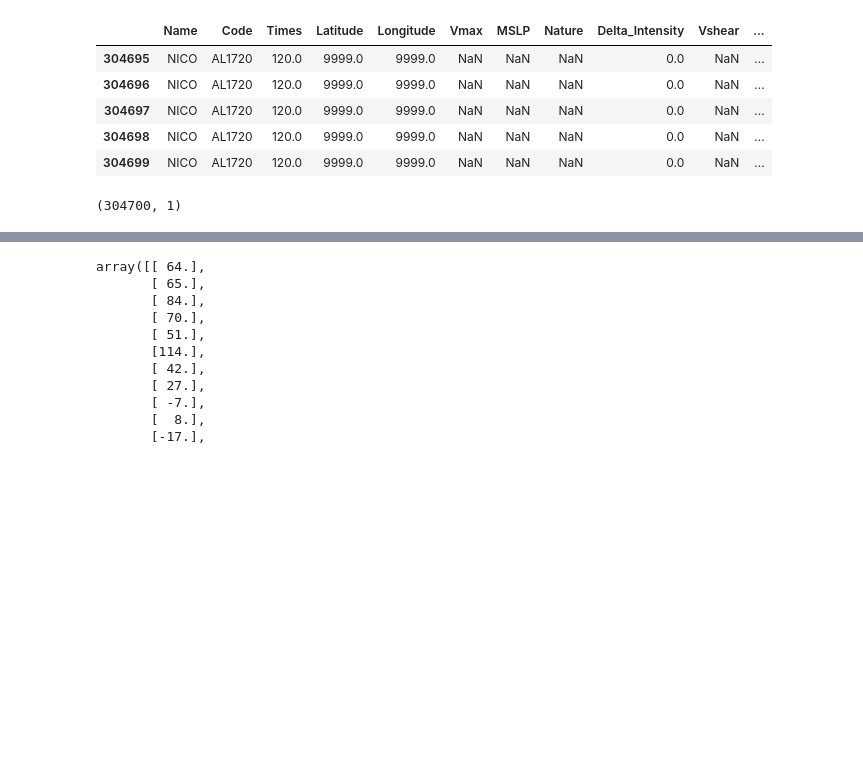
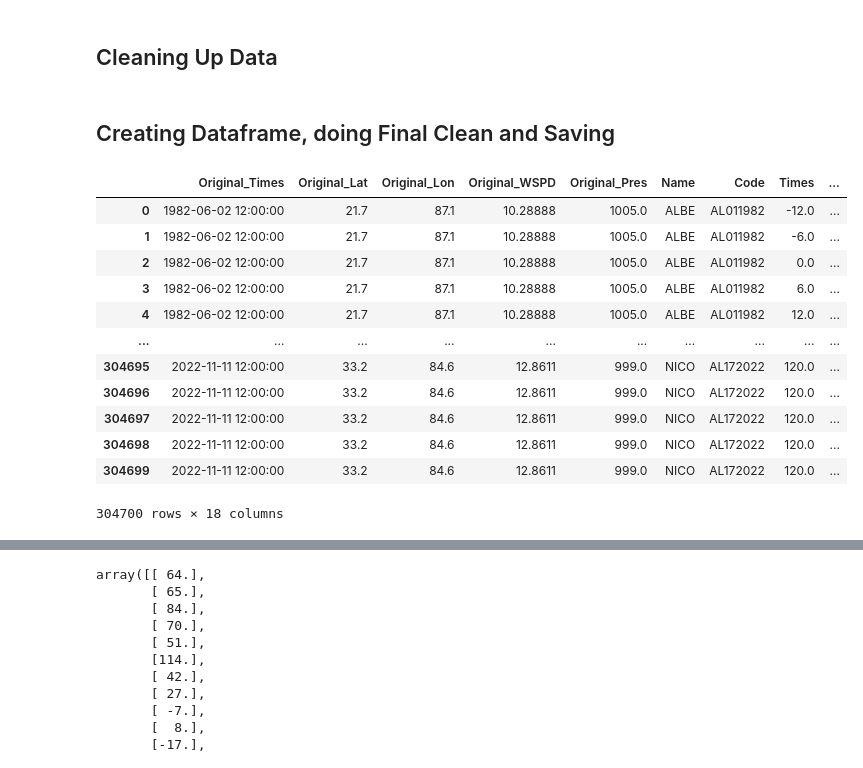
Before and after one commit to UW-MLGEO/MLGEO2024_TC_Tracks_Intensity, a Jupyter notebook: notebooks/clean_SHIPS_data.ipynb, the cells around one changed output, grey strips where cells are left out. Saved outputs shown, nothing was run; the diff lists cells and outputs as text; code cells hidden in the pictures; blank space fills up the shorter version.

Commit message:
Cleaned up SHIPS data and updated best track cleaning script

```diff
--- a/notebooks/clean_SHIPS_data.ipynb
+++ b/notebooks/clean_SHIPS_data.ipynb
@@ -32,6 +18,0 @@ with open(PATH + 'lsdiaga_1982_2022_sat_ts_5day.txt', 'r') as file:
-# %%
-lines_with_LAT = [line for line in lines if line[-1] == 'LAT']
-for i, line in enumerate(lines_with_LAT):
-    print(f"Line {i}: {line}")
-    # lat_data = np.array([float(item) if item != '9999' else np.nan for sublist in lines_with_LAT for item in sublist if item != 'LAT'])
-    # lat_data = np.array([float(line[0]) for line in lines_with_LAT])
@@ -162,0 +140,2 @@ print(df.head())
+# %% [markdown]
+## Cleaning Up Data
@@ -163,13 +181,52 @@ print(df.head())
+# %% [markdown]
+## Creating Dataframe, doing Final Clean and Saving
+# %%
+
+# Create a DataFrame with the extracted data
+data = {
+    'Original_Times': original_times.flatten(),
+    'Original_Lat': original_lat.flatten(),
+    'Original_Lon': original_lon.flatten(),
+    'Original_WSPD': original_wspd.flatten(),
+    'Original_Pres': original_pres.flatten(),
+    'Name': name.flatten(),
+    'Code': code.flatten(),
+    'Times': times.flatten(),
+    'Latitude': lat.flatten(),
+    'Longitude': lon.flatten(),
+    'Vmax': vmax.flatten(),
+    'MSLP': mslp.flatten(),
+    'Nature': nature.flatten(),
+    'Delta_Intensity': delta_intensity.flatten(),
+    'Daily_SST_Avg': daily_sst_avg.flatten(),
+    'Mid_Level_RH': mid_level_rh.flatten(),
+    'Vshear': vshear.flatten(),
+    'Vert_Vel': vert_vel.flatten()
+}
+
+df = pd.DataFrame(data)
+
+#Adjusting codes since the last two characters are being truncated
+adjusted_code = extract_names_and_codes(0, lines, increment, num_predictions, code, 7).astype(object)
+df['Code'] = adjusted_code.flatten()
+
+df[df==9999] = np.nan
+
+#Saving
+df.to_csv(Cleaned_Data_Path + 'cleaned_SHIPS_data.csv', index=True)
 # %%
-df.tail()
+df
 # %% [output]
-|  | Name | Code | Times | Latitude | Longitude | Vmax | MSLP | Nature | Delta_Intensity | Vshear | ... |
-| 304695 | NICO | AL1720 | 120.0 | 9999.0 | 9999.0 | NaN | NaN | NaN | 0.0 | NaN | ... |
-| 304696 | NICO | AL1720 | 120.0 | 9999.0 | 9999.0 | NaN | NaN | NaN | 0.0 | NaN | ... |
-| 304697 | NICO | AL1720 | 120.0 | 9999.0 | 9999.0 | NaN | NaN | NaN | 0.0 | NaN | ... |
-| 304698 | NICO | AL1720 | 120.0 | 9999.0 | 9999.0 | NaN | NaN | NaN | 0.0 | NaN | ... |
-| 304699 | NICO | AL1720 | 120.0 | 9999.0 | 9999.0 | NaN | NaN | NaN | 0.0 | NaN | ... |
+|  | Original_Times | Original_Lat | Original_Lon | Original_WSPD | Original_Pres | Name | Code | Times | ... |
+| 0 | 1982-06-02 12:00:00 | 21.7 | 87.1 | 10.28888 | 1005.0 | ALBE | AL011982 | -12.0 | ... |
+| 1 | 1982-06-02 12:00:00 | 21.7 | 87.1 | 10.28888 | 1005.0 | ALBE | AL011982 | -6.0 | ... |
+| 2 | 1982-06-02 12:00:00 | 21.7 | 87.1 | 10.28888 | 1005.0 | ALBE | AL011982 | 0.0 | ... |
+| 3 | 1982-06-02 12:00:00 | 21.7 | 87.1 | 10.28888 | 1005.0 | ALBE | AL011982 | 6.0 | ... |
+| 4 | 1982-06-02 12:00:00 | 21.7 | 87.1 | 10.28888 | 1005.0 | ALBE | AL011982 | 12.0 | ... |
+| ... | ... | ... | ... | ... | ... | ... | ... | ... | ... |
+| 304695 | 2022-11-11 12:00:00 | 33.2 | 84.6 | 12.8611 | 999.0 | NICO | AL172022 | 120.0 | ... |
+| 304696 | 2022-11-11 12:00:00 | 33.2 | 84.6 | 12.8611 | 999.0 | NICO | AL172022 | 120.0 | ... |
+| 304697 | 2022-11-11 12:00:00 | 33.2 | 84.6 | 12.8611 | 999.0 | NICO | AL172022 | 120.0 | ... |
+| 304698 | 2022-11-11 12:00:00 | 33.2 | 84.6 | 12.8611 | 999.0 | NICO | AL172022 | 120.0 | ... |
+| 304699 | 2022-11-11 12:00:00 | 33.2 | 84.6 | 12.8611 | 999.0 | NICO | AL172022 | 120.0 | ... |
+304700 rows × 18 columns
-# %%
-lat.shape
-# %% [output]
-(304700, 1)
```
Also changed, not shown: parts of 16 cells of this notebook, 2 other files.
